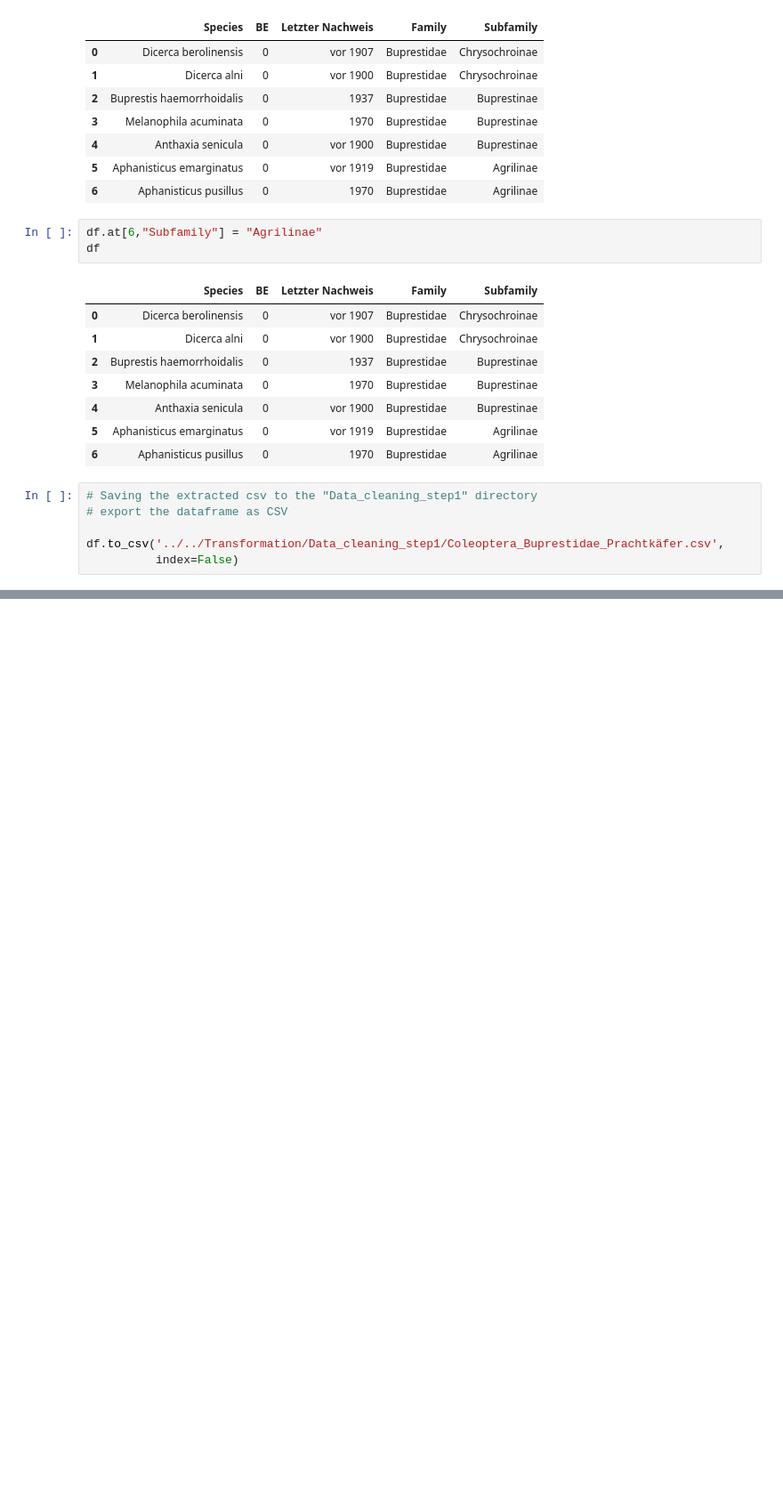
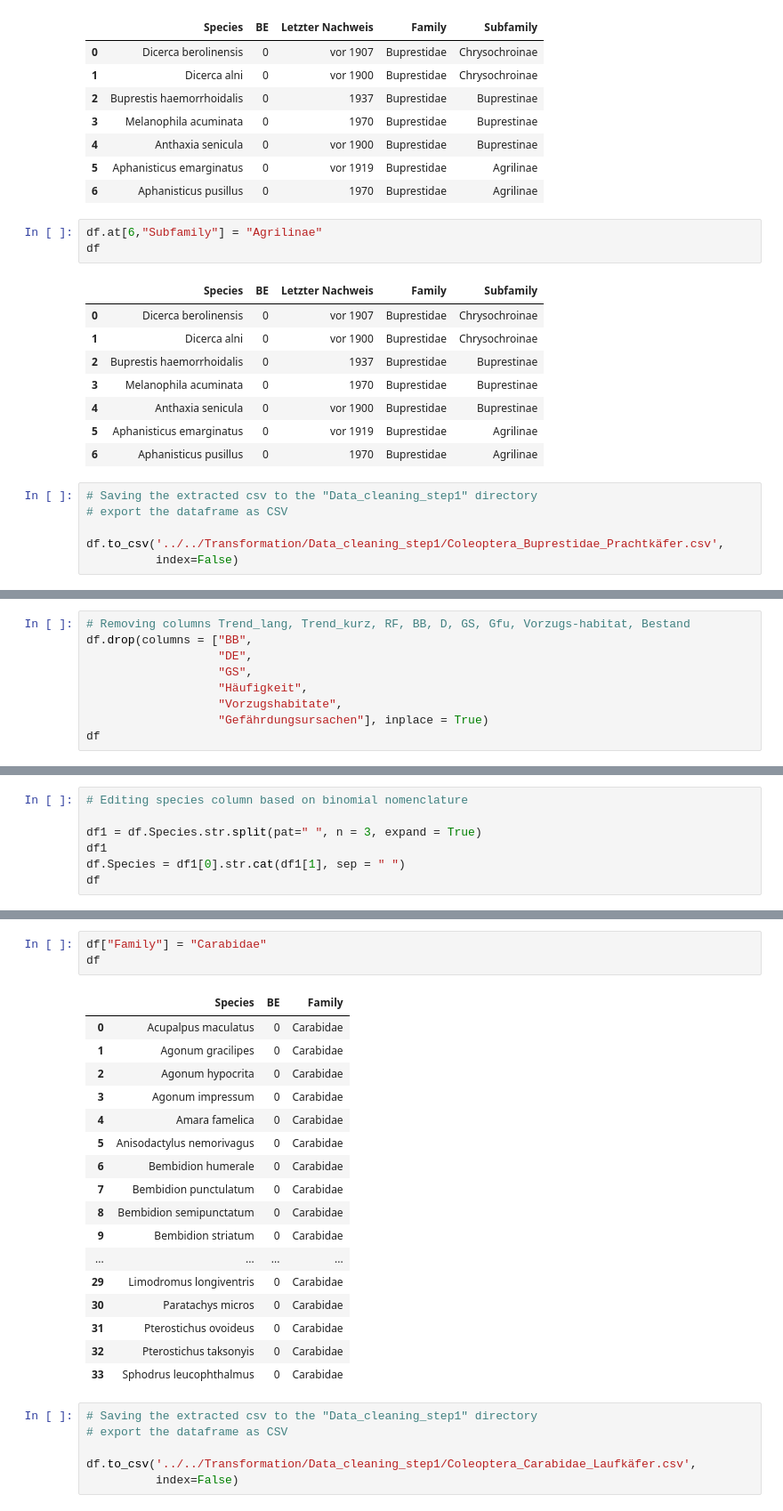
Before and after one commit to Zzzhenya/Berlin-red-list, a Jupyter notebook: Transformation/Raw_csv/Insecta.ipynb, the cells around one changed output, grey strips where cells are left out. Shown at 89% size. Saved outputs shown, nothing was run; the diff lists cells and outputs as text; blank space fills up the shorter version.

```diff
--- a/Transformation/Raw_csv/Insecta.ipynb
+++ b/Transformation/Raw_csv/Insecta.ipynb
@@ -903,0 +933,9 @@ df.to_csv('../../Transformation/Data_cleaning_step1/Coleoptera_Buprestidae_Prach
+# %%
+# Removing columns Trend_lang, Trend_kurz, RF, BB, D, GS, Gfu, Vorzugs-habitat, Bestand
+df.drop(columns = ["BB",
+                   "DE",
+                   "GS",
+                   "Häufigkeit",
+                   "Vorzugshabitate",
+                   "Gefährdungsursachen"], inplace = True)
+df
@@ -903,0 +960,7 @@ df.to_csv('../../Transformation/Data_cleaning_step1/Coleoptera_Buprestidae_Prach
+# %%
+# Editing species column based on binomial nomenclature
+
+df1 = df.Species.str.split(pat=" ", n = 3, expand = True)
+df1
+df.Species = df1[0].str.cat(df1[1], sep = " ")
+df
@@ -904 +985,28 @@ df.to_csv('../../Transformation/Data_cleaning_step1/Coleoptera_Buprestidae_Prach
+# %%
+df["Family"] = "Carabidae"
+df
+# %% [output]
+|  | Species | BE | Family |
+| 0 | Acupalpus maculatus | 0 | Carabidae |
+| 1 | Agonum gracilipes | 0 | Carabidae |
+| 2 | Agonum hypocrita | 0 | Carabidae |
+| 3 | Agonum impressum | 0 | Carabidae |
+| 4 | Amara famelica | 0 | Carabidae |
+| 5 | Anisodactylus nemorivagus | 0 | Carabidae |
+| 6 | Bembidion humerale | 0 | Carabidae |
+| 7 | Bembidion punctulatum | 0 | Carabidae |
+| 8 | Bembidion semipunctatum | 0 | Carabidae |
+| 9 | Bembidion striatum | 0 | Carabidae |
+| ... | ... | ... | ... |
+| 29 | Limodromus longiventris | 0 | Carabidae |
+| 30 | Paratachys micros | 0 | Carabidae |
+| 31 | Pterostichus ovoideus | 0 | Carabidae |
+| 32 | Pterostichus taksonyis | 0 | Carabidae |
+| 33 | Sphodrus leucophthalmus | 0 | Carabidae |
+# %%
+# Saving the extracted csv to the "Data_cleaning_step1" directory
+# export the dataframe as CSV
+
+df.to_csv('../../Transformation/Data_cleaning_step1/Coleoptera_Carabidae_Laufkäfer.csv',
+          index=False)
 # %% [markdown]
```
Also changed, not shown: parts of 6 cells of this notebook.
